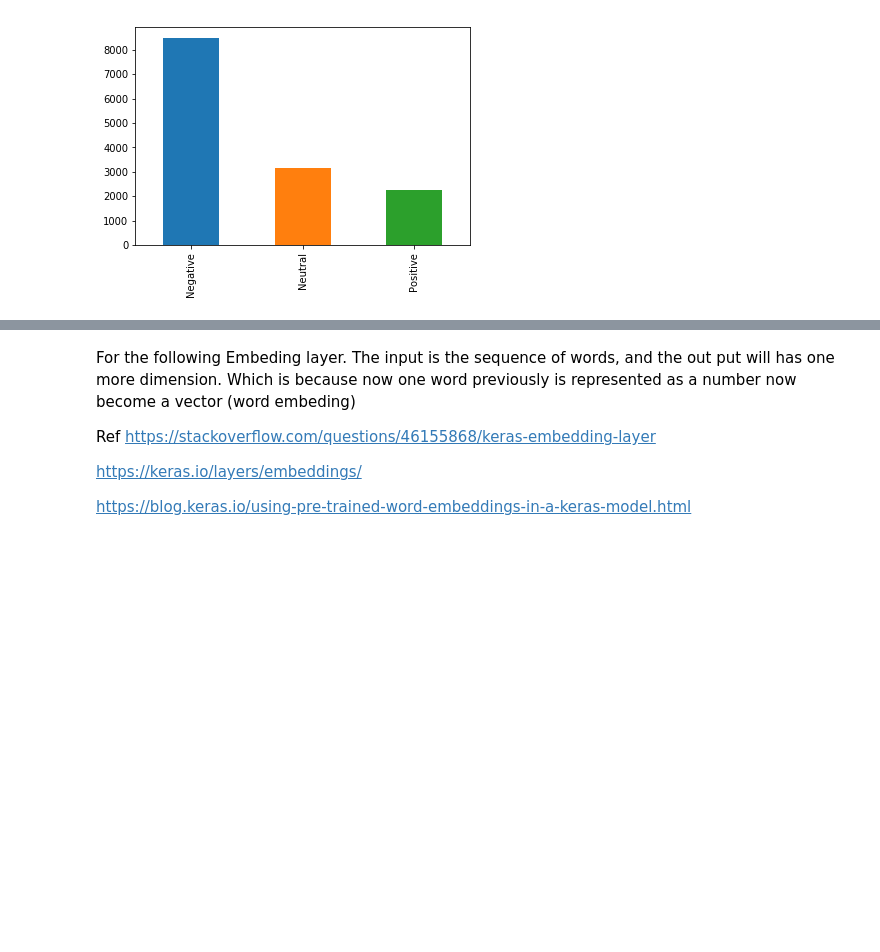
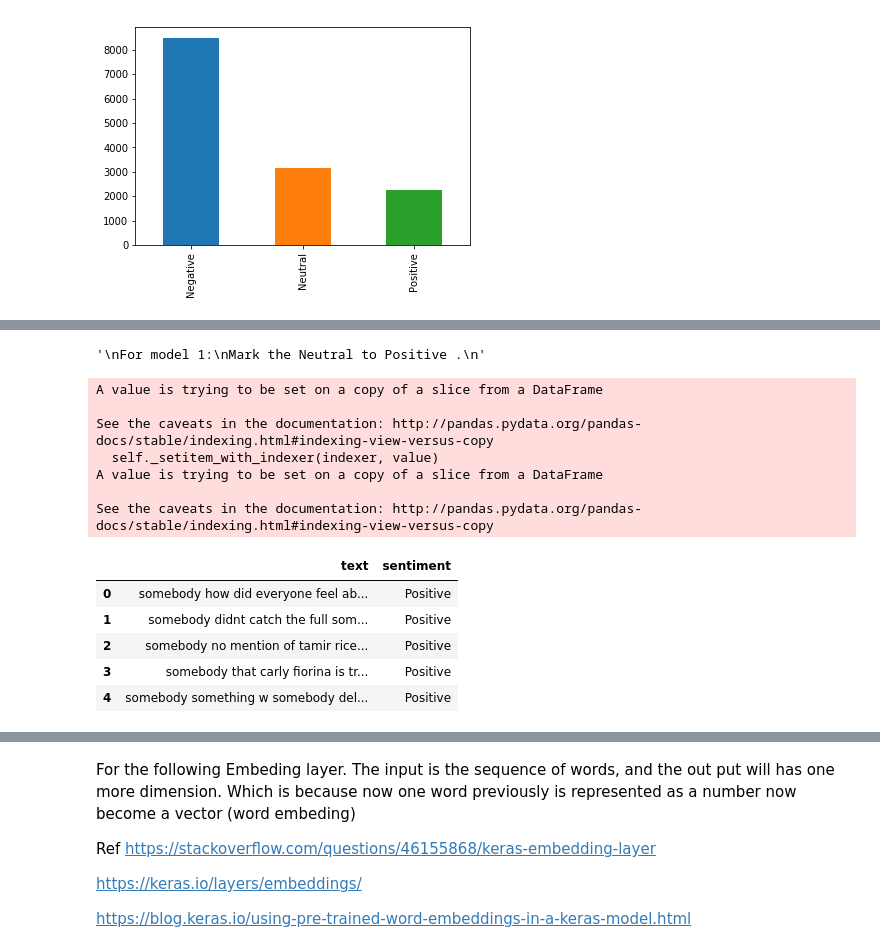
Before and after one commit to dashjim/sentiment-analysis-keras, a Jupyter notebook: LSTM Sentiment Analysis - Keras - baseline - v0.ipynb, the cells around one changed output, grey strips where cells are left out. Cells and saved outputs as stored; diff of their text form; code cells hidden in the pictures; blank space fills up the shorter version.

```diff
--- a/LSTM Sentiment Analysis - Keras - baseline - v0.ipynb
+++ b/LSTM Sentiment Analysis - Keras - baseline - v0.ipynb
@@ -122,0 +130,23 @@ See the caveats in the documentation: http://pandas.pydata.org/pandas-docs/stabl
+# %%
+'''
+For model 1:
+Mark the Neutral to Positive .
+'''
+
+data.loc[data.sentiment == "Neutral", 'sentiment'] = 'Positive'
+data[0:5]
+# %% [output]
+'\nFor model 1:\nMark the Neutral to Positive .\n'
+A value is trying to be set on a copy of a slice from a DataFrame
+
+See the caveats in the documentation: http://pandas.pydata.org/pandas-docs/stable/indexing.html#indexing-view-versus-copy
+  self._setitem_with_indexer(indexer, value)
+A value is trying to be set on a copy of a slice from a DataFrame
+
+See the caveats in the documentation: http://pandas.pydata.org/pandas-docs/stable/indexing.html#indexing-view-versus-copy
+|  | text | sentiment |
+| 0 | somebody how did everyone feel ab... | Positive |
+| 1 | somebody didnt catch the full som... | Positive |
+| 2 | somebody no mention of tamir rice... | Positive |
+| 3 | somebody that carly fiorina is tr... | Positive |
+| 4 | somebody something w somebody del... | Positive |
```
Also changed, not shown: parts of 19 cells of this notebook, 1 other file.
